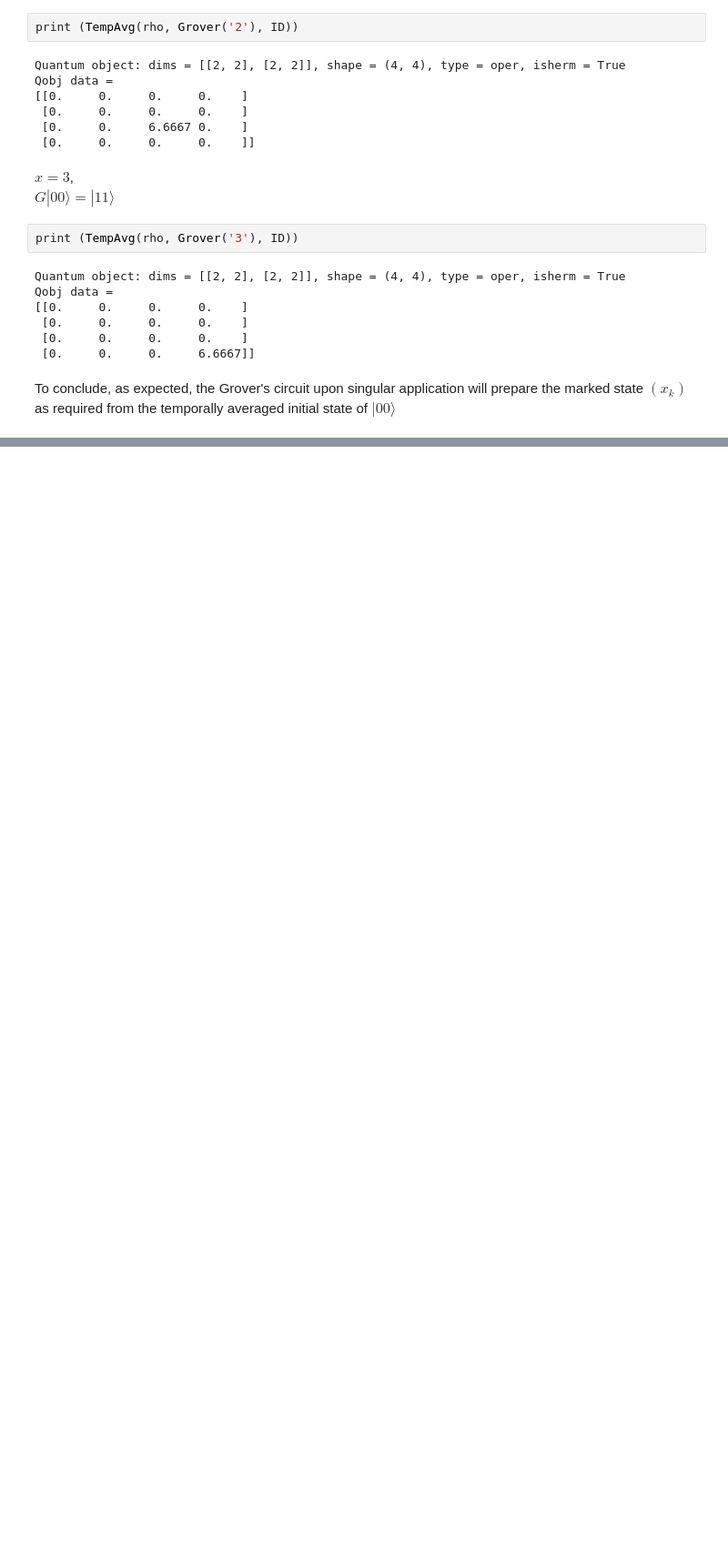
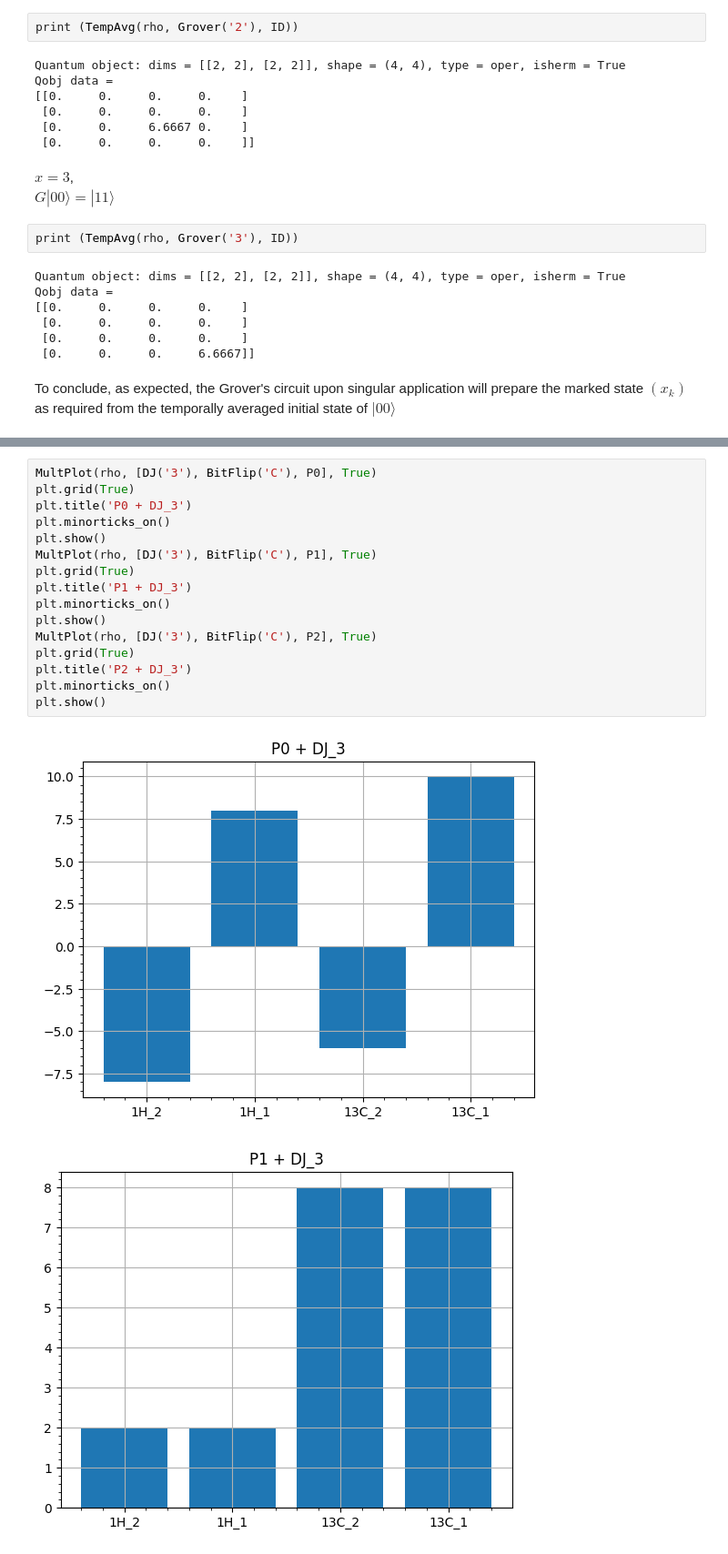
Before and after one commit to shashankd95/ApproximateToffoli, a Jupyter notebook: Prelab4_NMR.ipynb, the cells around one changed output, grey strips where cells are left out. Shown at 91% size. Saved outputs shown, nothing was run; the diff lists cells and outputs as text; blank space fills up the shorter version.

```diff
--- a/Prelab4_NMR.ipynb
+++ b/Prelab4_NMR.ipynb
@@ -860,0 +991,19 @@ To conclude, as expected, the Grover's circuit upon singular application will pr
+# %%
+MultPlot(rho, [DJ('3'), BitFlip('C'), P0], True)
+plt.grid(True)
+plt.title('P0 + DJ_3')
+plt.minorticks_on()
+plt.show()
+MultPlot(rho, [DJ('3'), BitFlip('C'), P1], True)
+plt.grid(True)
+plt.title('P1 + DJ_3')
+plt.minorticks_on()
+plt.show()
+MultPlot(rho, [DJ('3'), BitFlip('C'), P2], True)
+plt.grid(True)
+plt.title('P2 + DJ_3')
+plt.minorticks_on()
+plt.show()
+# %% [output]
+[figure, added]
+[figure, added]
```
Also changed, not shown: parts of 38 cells of this notebook.
